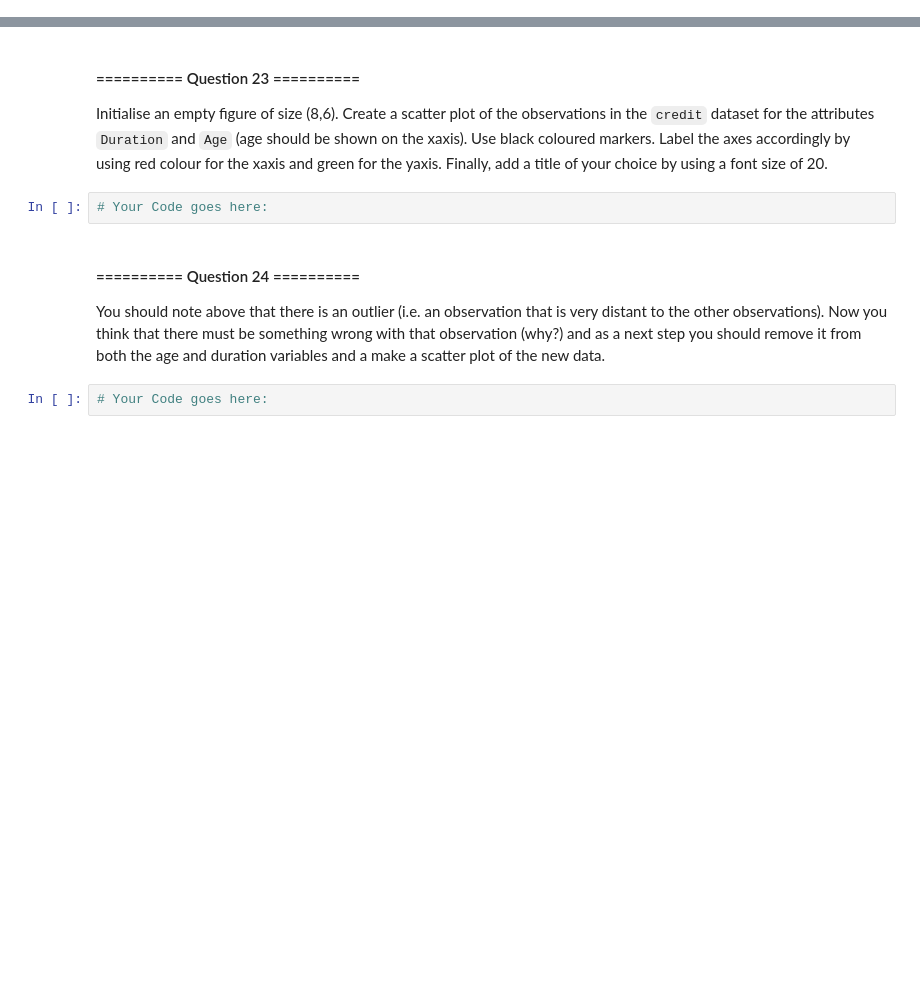
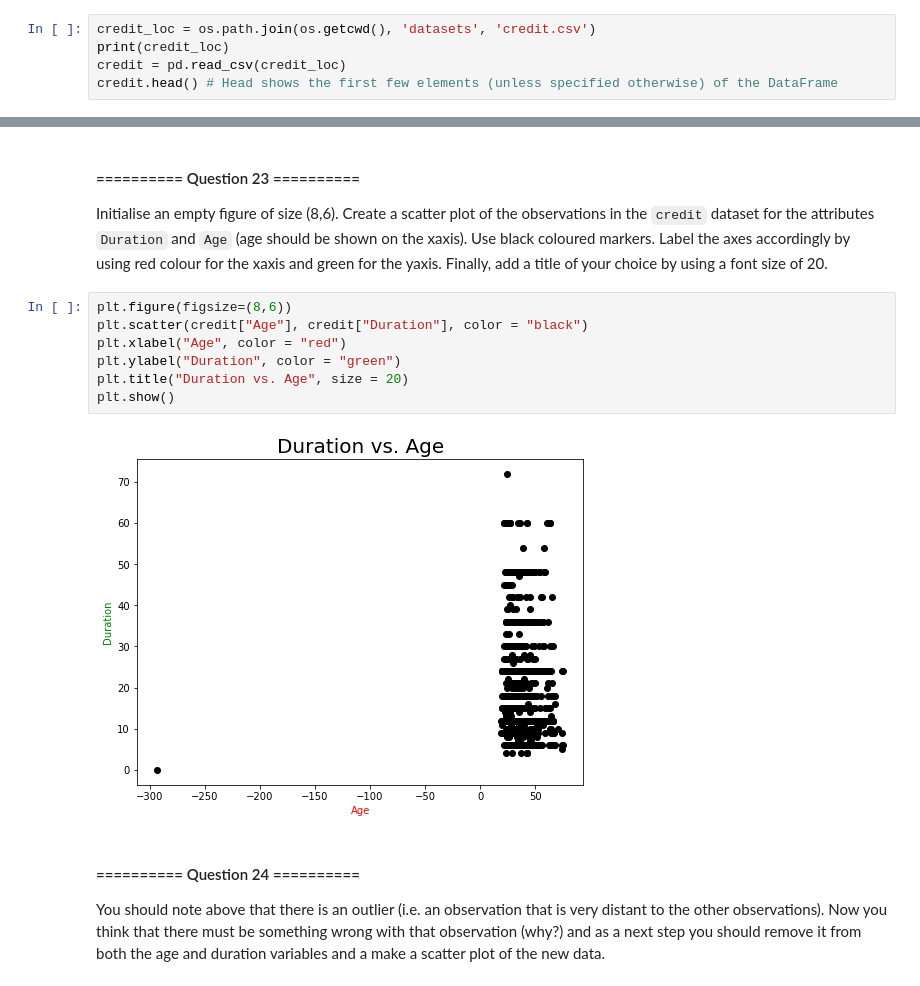
Before and after one commit to sarahz916/iaml-labs, a Jupyter notebook: Labs/00 - Introduction.ipynb, the cells around one changed output, grey strips where cells are left out. Cells and saved outputs as stored; diff of their text form; blank space fills up the shorter version.

```diff
--- a/Labs/00 - Introduction.ipynb
+++ b/Labs/00 - Introduction.ipynb
@@ -1458,0 +1552,5 @@ Load the `credit` dataset and display the dataset basic information.
+# %%
+credit_loc = os.path.join(os.getcwd(), 'datasets', 'credit.csv')
+print(credit_loc)
+credit = pd.read_csv(credit_loc)
+credit.head() # Head shows the first few elements (unless specified otherwise) of the DataFrame
@@ -1481,10 +1628,15 @@ Print the standard deviation of the attribute `CreditAmount` by using the numpy
 # %% [markdown]
 #### ========== Question 23 ==========
 Initialise an empty figure of size (8,6). Create a scatter plot of the observations in the `credit` dataset for the attributes `Duration` and `Age` (age should be shown on the xaxis). Use black coloured markers. Label the axes accordingly by using red colour for the xaxis and green for the yaxis. Finally, add a title of your choice by using a font size of 20.
-# %%
-# Your Code goes here:
+# %%
+plt.figure(figsize=(8,6))
+plt.scatter(credit["Age"], credit["Duration"], color = "black")
+plt.xlabel("Age", color = "red")
+plt.ylabel("Duration", color = "green")
+plt.title("Duration vs. Age", size = 20)
+plt.show()
+# %% [output]
+[figure, added]
 # %% [markdown]
 #### ========== Question 24 ==========
 You should note above that there is an outlier (i.e. an observation that is very distant to the other observations). Now you think that there must be something wrong with that observation (why?) and as a next step you should remove it from both the age and duration variables and a make a scatter plot of the new data.
-# %%
-# Your Code goes here:
```
Also changed, not shown: parts of 57 cells of this notebook.
